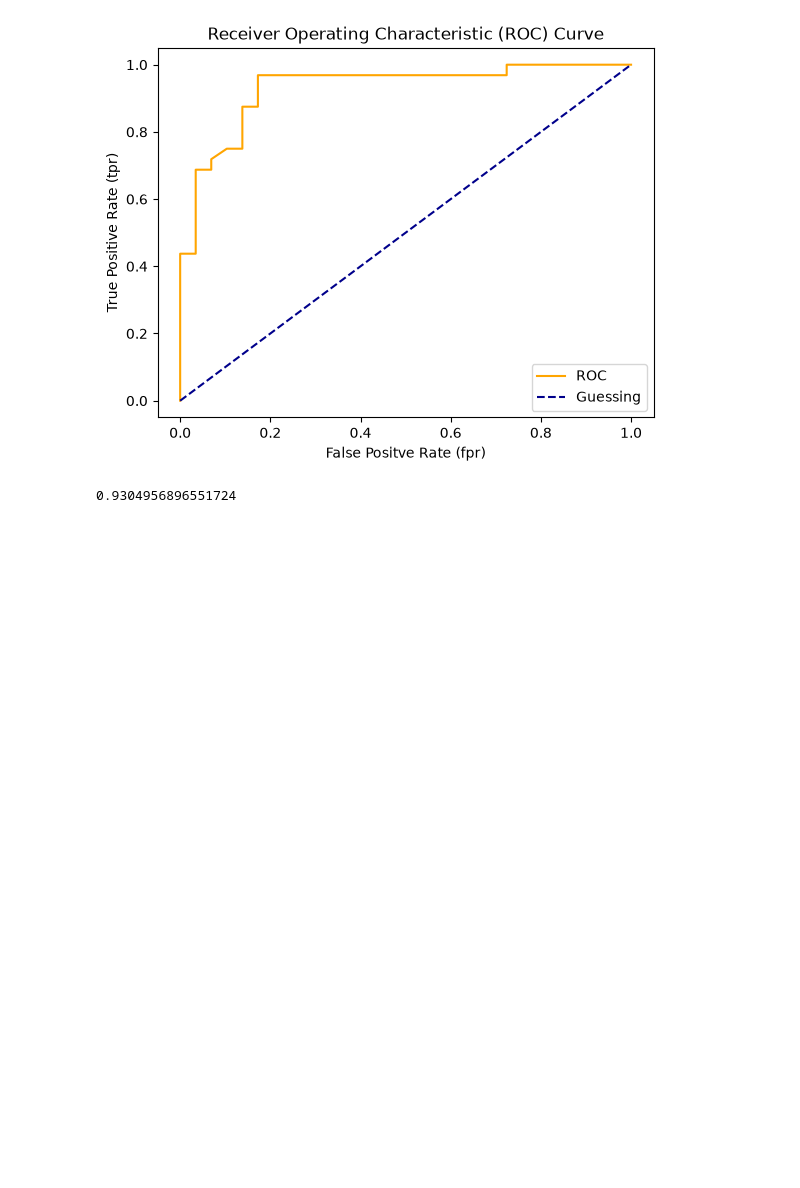
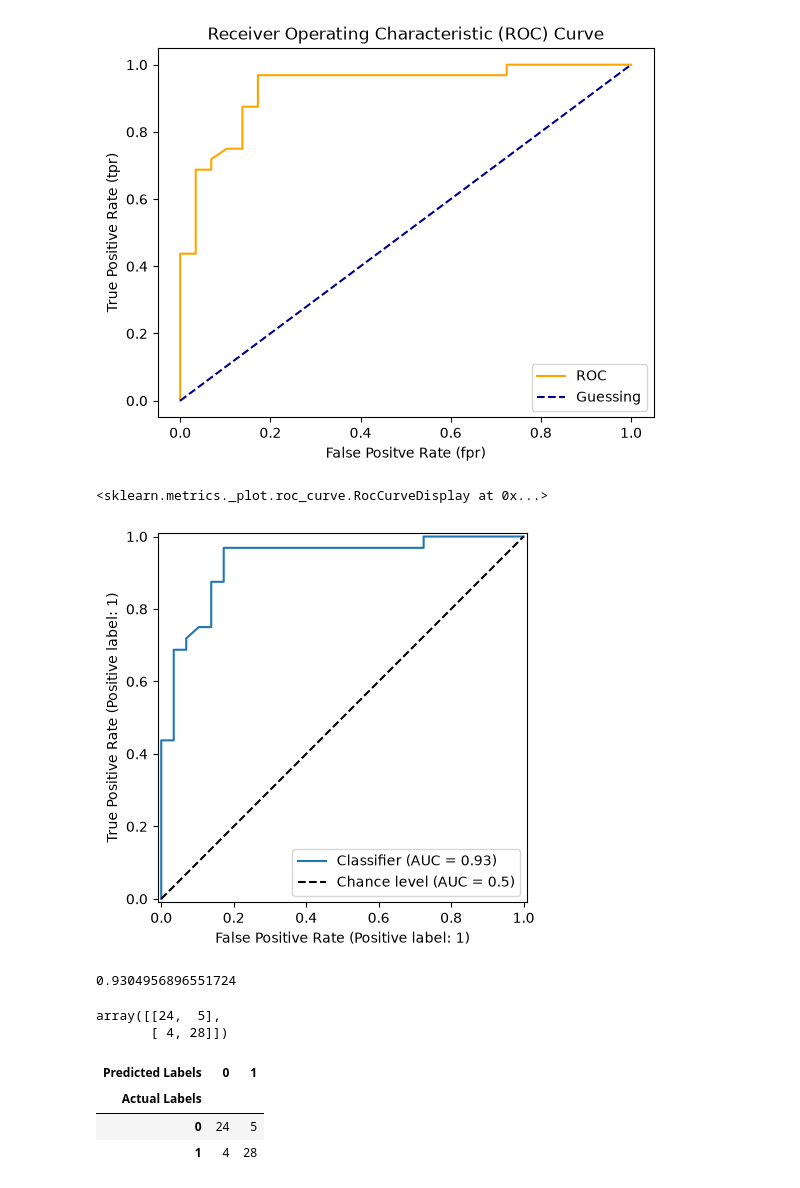
Before and after one commit to azharaul/ds-ml-learning-journey, a Jupyter notebook: Scikit-Learn/Classification Model.ipynb, the cells around one changed output. Saved outputs shown, nothing was run; the diff lists cells and outputs as text; code cells hidden in the pictures; blank space fills up the shorter version.

Commit message:
Belajar Confusion Matrix

```diff
--- a/Scikit-Learn/Classification Model Selection.ipynb
+++ b/Scikit-Learn/Classification Model.ipynb
@@ -209,6 +210,12 @@ def plot_roc_curve(fpr, tpr):
 plot_roc_curve(fpr, tpr)
 # %% [output]
 [figure]
+# %%
+from sklearn.metrics import RocCurveDisplay
+RocCurveDisplay.from_predictions(y_test, y_probs_positive, plot_chance_level=True)
+# %% [output]
+<sklearn.metrics._plot.roc_curve.RocCurveDisplay at 0x...>
+[figure, added]
 # %%
 roc_auc_score(y_test, y_probs_positive)
 # %% [output]
@@ -217,0 +223,14 @@ roc_auc_score(y_test, y_probs_positive)
+# %%
+# Confusion Matrix
+confusion_matrix(y_test, y_preds)
+# %% [output]
+array([[24,  5],
+       [ 4, 28]])
+# %%
+# Visualisasi Confusion Matrix
+pd.crosstab(y_test, y_preds, rownames=['Actual Labels'], colnames=['Predicted Labels'])
+# %% [output]
+| Predicted Labels | 0 | 1 |
+| Actual Labels |  |  |
+| 0 | 24 | 5 |
+| 1 | 4 | 28 |
```
Also changed, not shown: parts of 5 cells of this notebook, 2 other files.
